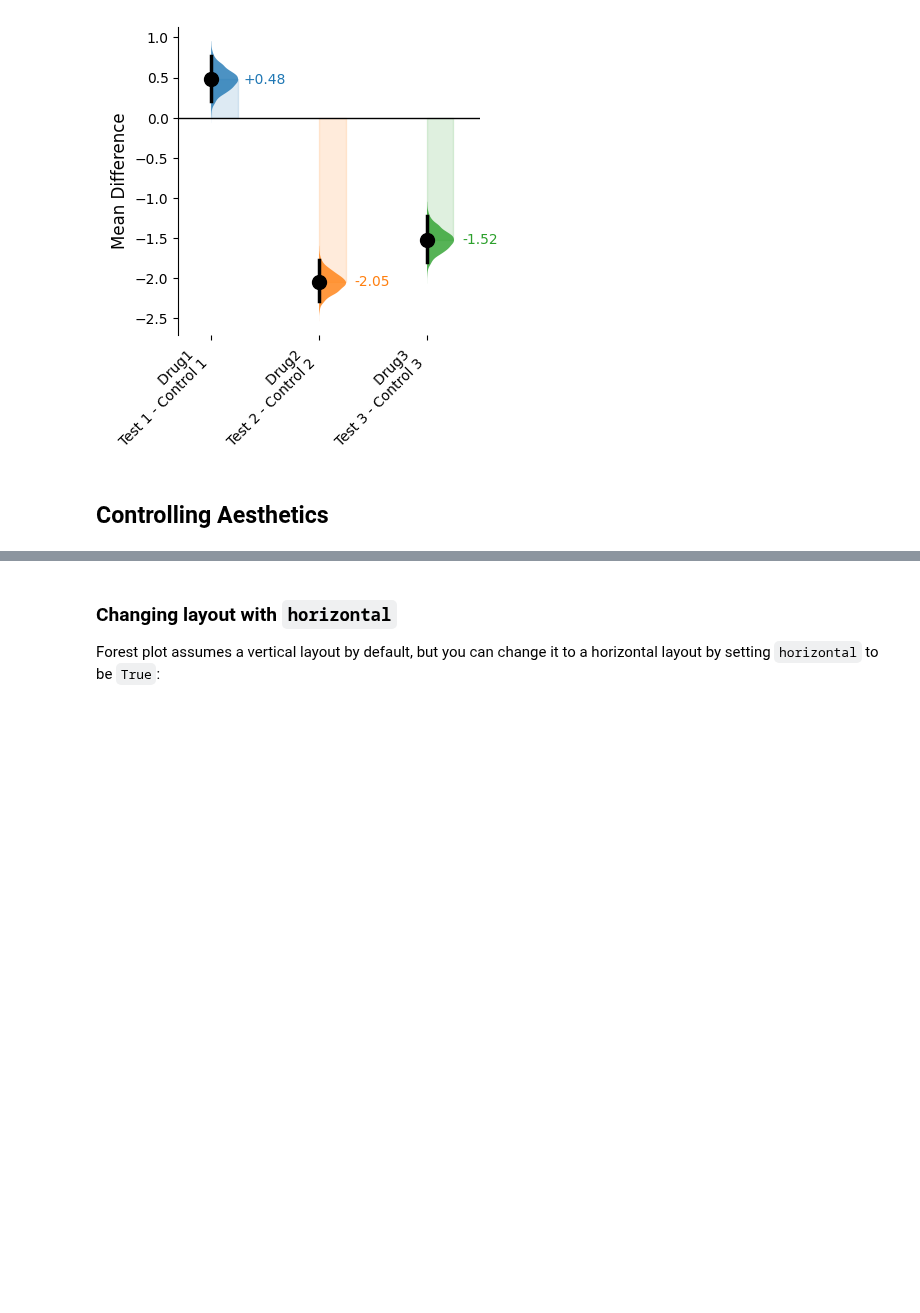
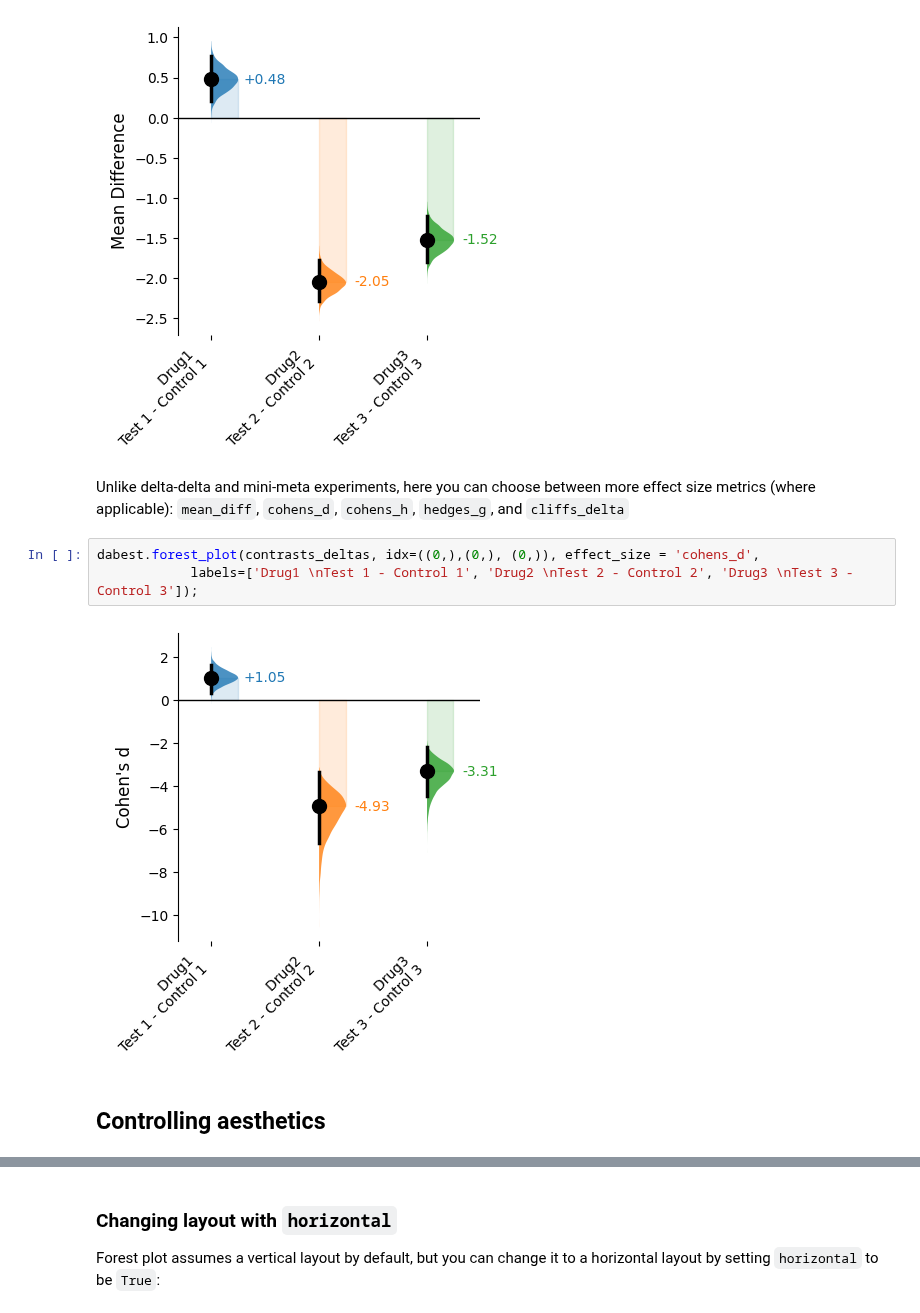
Before and after one commit to ACCLAB/DABEST-python, a Jupyter notebook: nbs/tutorials/07-forest_plot.ipynb, the cells around one changed output, grey strips where cells are left out. Saved outputs shown, nothing was run; the diff lists cells and outputs as text; blank space fills up the shorter version.

Commit message:
updated tutorials, readme, and forest plot effect size options
> Updated Readme
> Updated Tutorials
> Added more effect size options to forest plot for delta plotting

```diff
--- a/nbs/tutorials/07-forest_plot.ipynb
+++ b/nbs/tutorials/07-forest_plot.ipynb
@@ -312,8 +308,15 @@ dabest.forest_plot(contrasts_deltas, idx=((0,),(0,), (0,)),
             labels=['Drug1 \nTest 1 - Control 1', 'Drug2 \nTest 2 - Control 2', 'Drug3 \nTest 3 - Control 3']);
 # %% [output]
 [figure]
+# %% [markdown]
+Unlike delta-delta and mini-meta experiments, here you can choose between more effect size metrics (where applicable): `mean_diff`, `cohens_d`, `cohens_h`, `hedges_g`, and `cliffs_delta`
+# %%
+dabest.forest_plot(contrasts_deltas, idx=((0,),(0,), (0,)), effect_size = 'cohens_d',
+            labels=['Drug1 \nTest 1 - Control 1', 'Drug2 \nTest 2 - Control 2', 'Drug3 \nTest 3 - Control 3']);
+# %% [output]
+[figure, added]
 # %% [markdown]
-## Controlling Aesthetics
+## Controlling aesthetics
 # %% [markdown]
 The main aesthetic parameters for the forest_plot function are:
 
```
Also changed, not shown: parts of 9 cells of this notebook, 12 other files.
